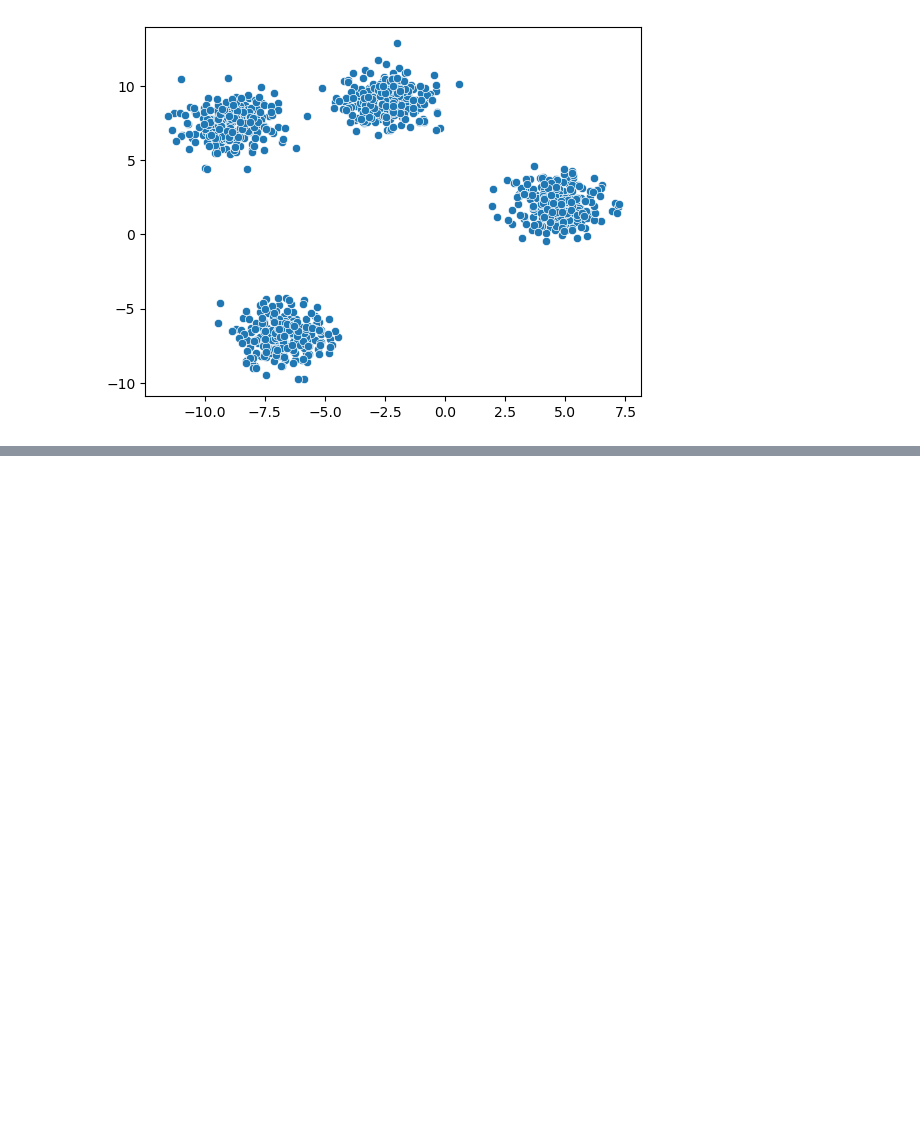
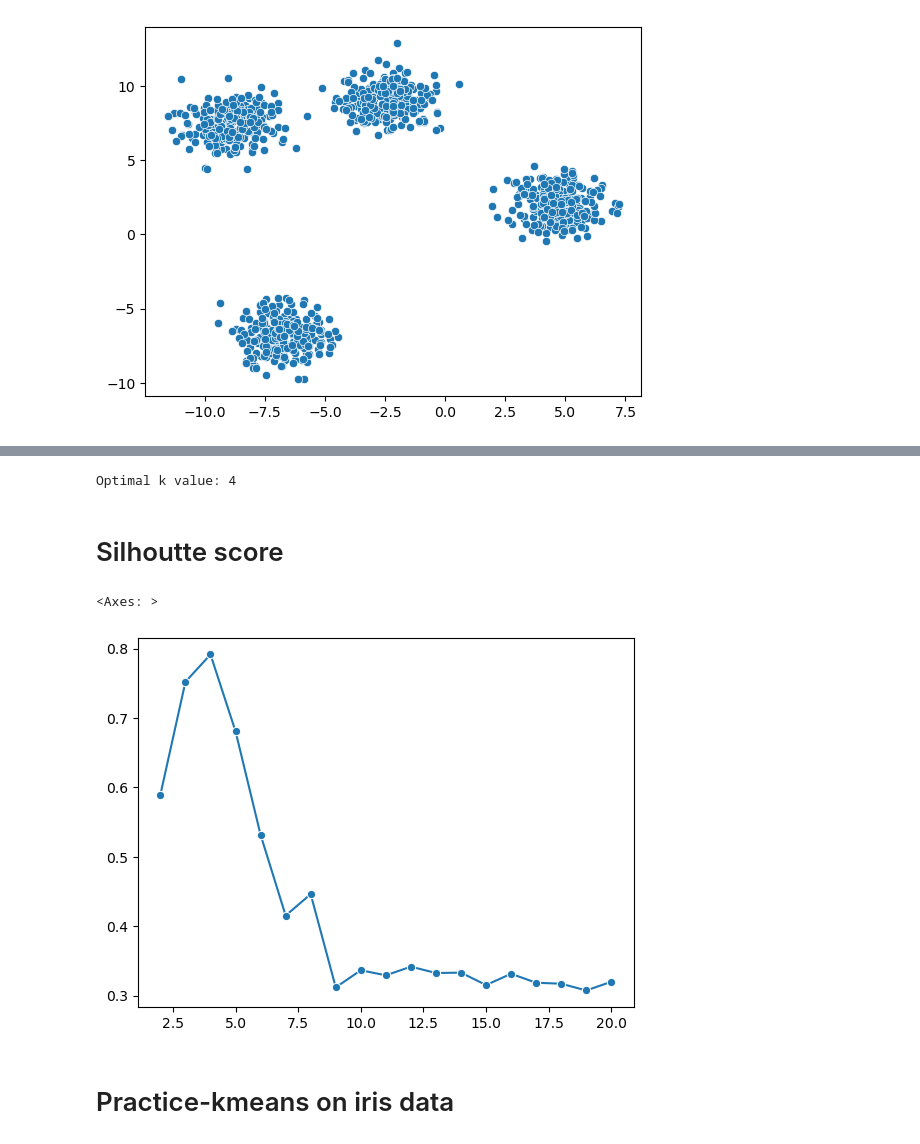
Before and after one commit to Deptek/Daily_learning, a Jupyter notebook: ml/UL/K-means_clusturing.ipynb, the cells around one changed output, grey strips where cells are left out. Drawn from its saved outputs; the diff is of its cells as text; code cells hidden in the pictures; blank space fills up the shorter version.

```diff
--- a/ml/UL/K-means_clusturing.ipynb
+++ b/ml/UL/K-means_clusturing.ipynb
@@ -31,0 +63,6 @@ labels= kmeans.fit_predict(X)
+# %%
+print("Optimal k value:",knee.elbow) # or we can say it knee.knee
+# %% [output]
+Optimal k value: 4
+# %% [markdown]
+# Silhoutte score
@@ -31,0 +71,16 @@ labels= kmeans.fit_predict(X)
+# %%
+ss= []
+for k in range(2,21):  # For ssilhouette_score we always start with 2 clustures since everything init is dependent on distance b/w clustures
+    kmean= KMeans(n_clusters=k)
+    label=kmean.fit_predict(X)
+    score=silhouette_score(X, label)
+
+    ss.append(score)
+# %%
+sns.lineplot(x=range(2,21), y=ss, marker="o")
+# we can again say its 4
+# %% [output]
+<Axes: >
+[figure, added]
+# %% [markdown]
+# Practice-kmeans on iris data
```
Also changed, not shown: parts of 21 cells of this notebook.
